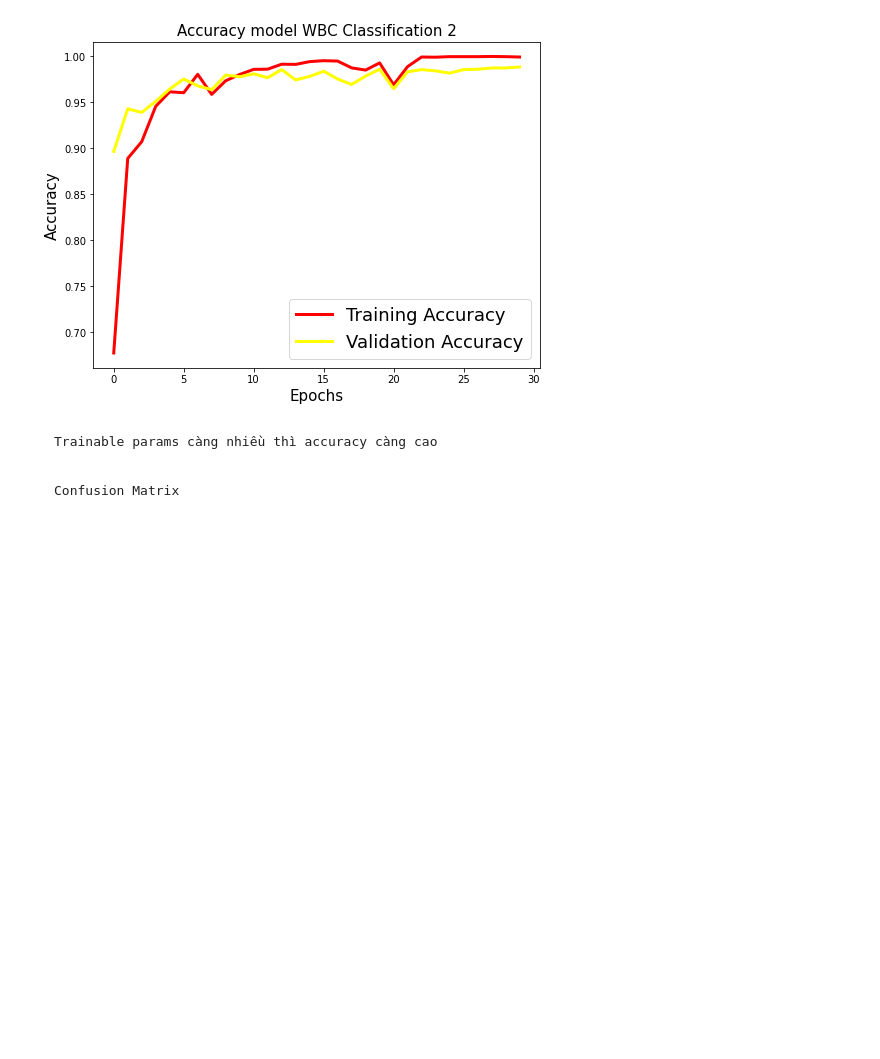
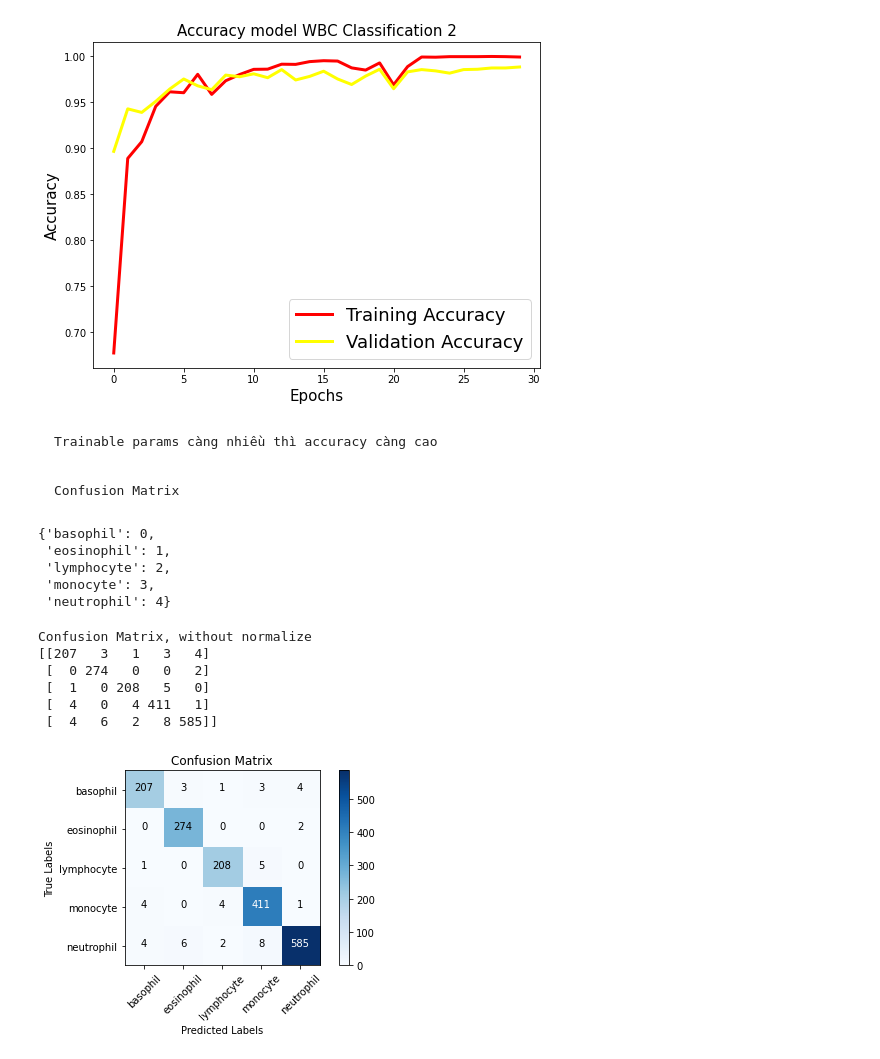
Before and after one commit to PTson2207/Classification-WBC, a Jupyter notebook: Second_Classification.ipynb, the cells around one changed output. Drawn from its saved outputs; the diff is of its cells as text; code cells hidden in the pictures; blank space fills up the shorter version.

Commit message:
Confusion matrix update

```diff
--- a/Second_Classification.ipynb
+++ b/Second_Classification.ipynb
@@ -173,6 +173,8 @@ Validation Accuracy: 0.9883639216423035
 [figure]
 # %% [markdown]
     Trainable params càng nhiều thì accuracy càng cao
+# %%
+predictions = model2.predict(image_generator[2])
 # %% [markdown]
     Confusion Matrix
 # %%
@@ -208,0 +209,21 @@ cm = confusion_matrix()
+# %%
+cm = confusion_matrix(true_classes, np.argmax(predictions, axis=-1))
+# %%
+image_generator[2].class_indices
+# %% [output]
+{'basophil': 0,
+ 'eosinophil': 1,
+ 'lymphocyte': 2,
+ 'monocyte': 3,
+ 'neutrophil': 4}
+# %%
+cm_plot_labels = ['basophil', 'eosinophil', 'lymphocyte', 'monocyte', 'neutrophil']
+plot_confusion_matrix(cm, classes=cm_plot_labels, title='Confusion Matrix')
+# %% [output]
+Confusion Matrix, without normalize
+[[207   3   1   3   4]
+ [  0 274   0   0   2]
+ [  1   0 208   5   0]
+ [  4   0   4 411   1]
+ [  4   6   2   8 585]]
+[figure, added]
```
Also changed, not shown: parts of 1 cell of this notebook.
